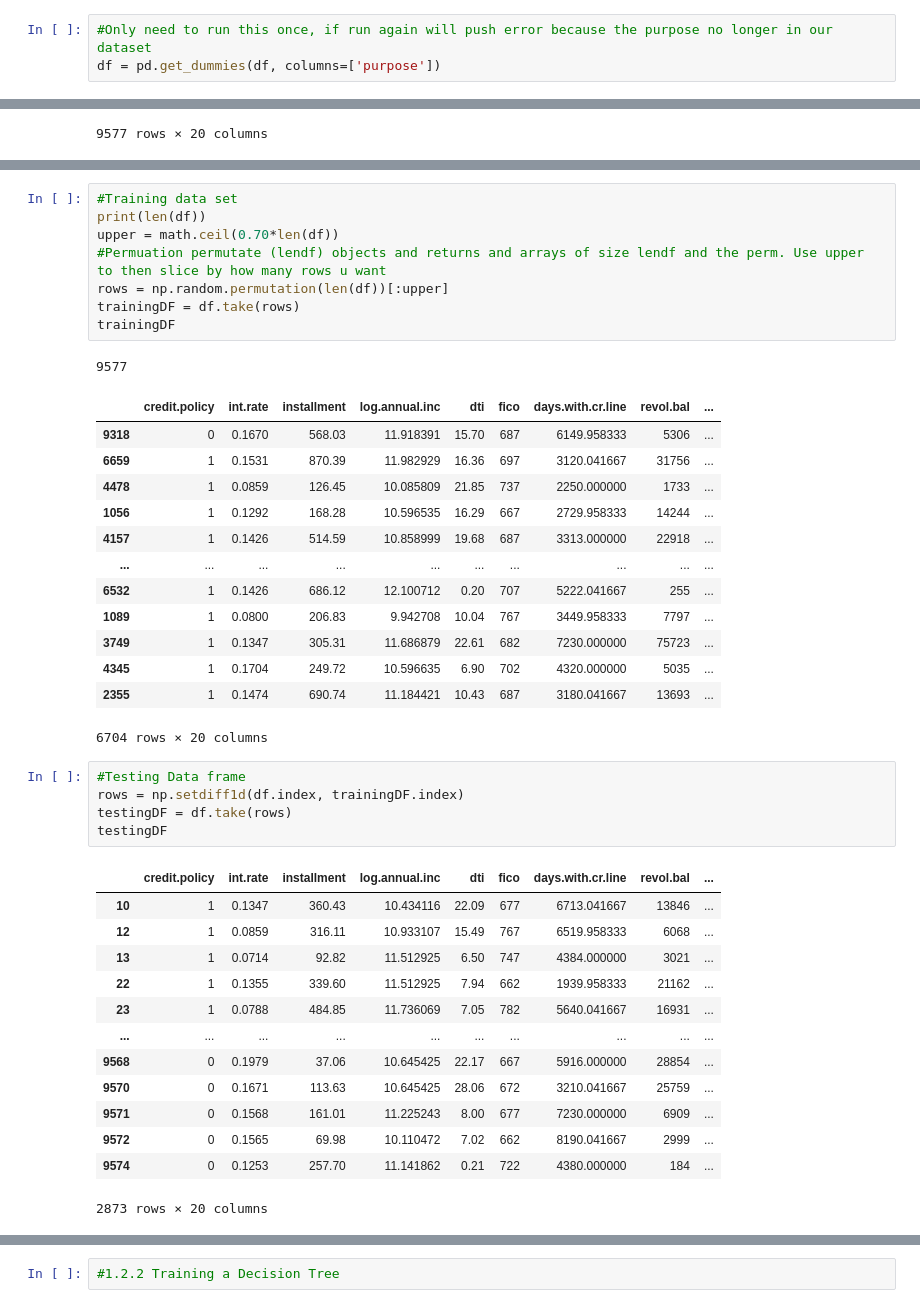
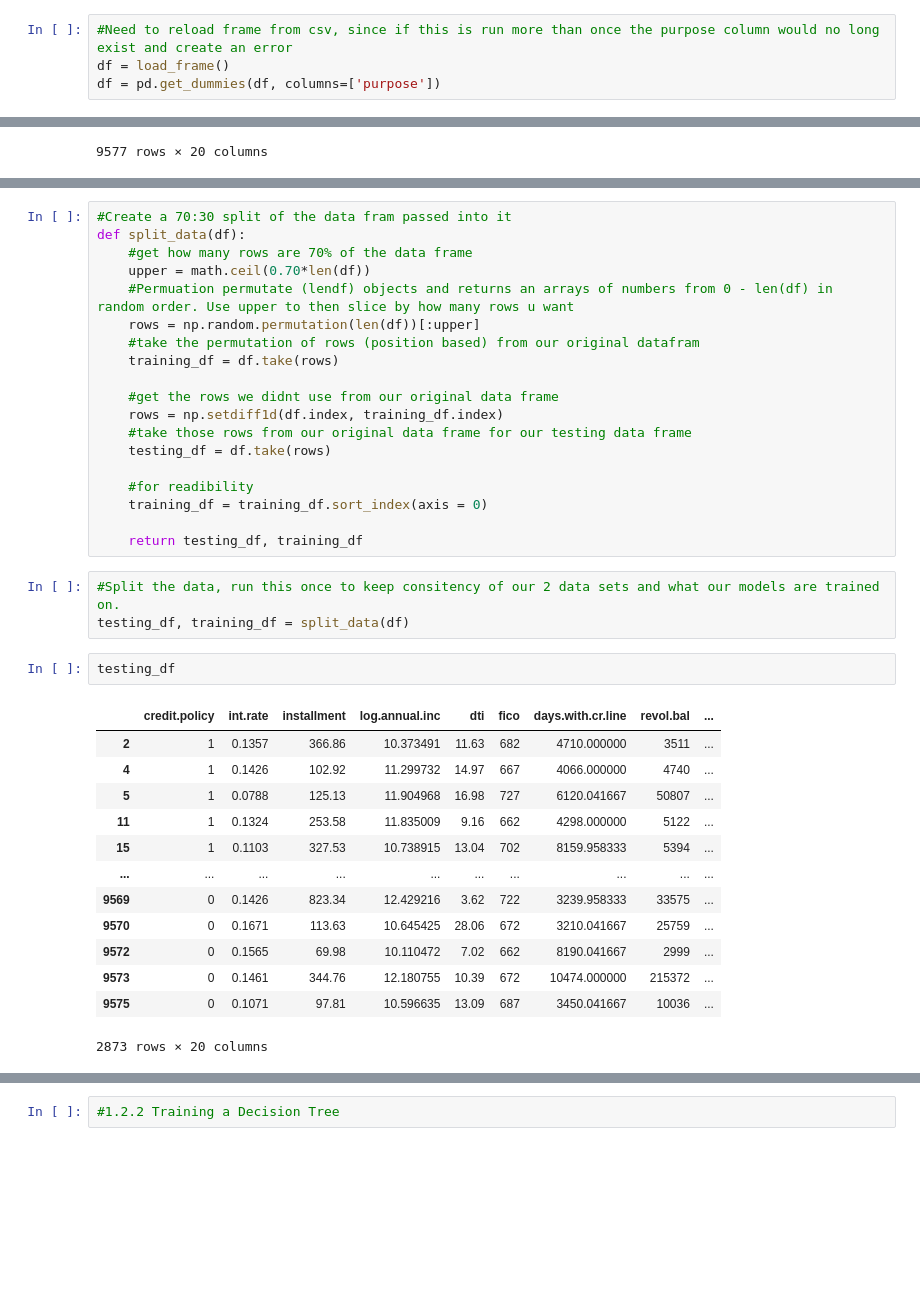
Before and after one commit to TobiOnabolu/MachineLearning, a Jupyter notebook: Assignment1/a1.ipynb, the cells around one changed output, grey strips where cells are left out. Cells and saved outputs as stored; diff of their text form; blank space fills up the shorter version.

```diff
--- a/Assignment1/a1.ipynb
+++ b/Assignment1/a1.ipynb
@@ -129,7 +151,8 @@ unapprovedFico = unapproved.boxplot(column='fico', grid=False)
 # %%
 #Convert Categorical values into binary values in order for scikit learn to work with data
 # %%
-#Only need to run this once, if run again will push error because the purpose no longer in our  dataset
+#Need to reload frame from csv, since if this is run more than once the purpose column would no long exist and create an error
+df = load_frame()
 df = pd.get_dummies(df, columns=['purpose'])
 # %%
 df
@@ -152,42 +175,38 @@ df
 # %%
-#Training data set
-print(len(df))
-upper = math.ceil(0.70*len(df))
-#Permuation permutate (lendf) objects and returns and arrays of size lendf and the perm. Use upper to then slice by how many rows u want
-rows = np.random.permutation(len(df))[:upper]
-trainingDF = df.take(rows)
-trainingDF
+#Create a 70:30 split of the data fram passed into it
+def split_data(df):
+    #get how many rows are 70% of the data frame
+    upper = math.ceil(0.70*len(df))
+    #Permuation permutate (lendf) objects and returns an arrays of numbers from 0 - len(df) in random order. Use upper to then slice by how many rows u want
+    rows = np.random.permutation(len(df))[:upper]
+    #take the permutation of rows (position based) from our original datafram
+    training_df = df.take(rows)
+
+    #get the rows we didnt use from our original data frame
+    rows = np.setdiff1d(df.index, training_df.index)
+    #take those rows from our original data frame for our testing data frame
+    testing_df = df.take(rows)
+
+    #for readibility
+    training_df = training_df.sort_index(axis = 0)
+
+    return testing_df, training_df
-# %% [output]
-9577
-|  | credit.policy | int.rate | installment | log.annual.inc | dti | fico | days.with.cr.line | revol.bal | ... |
-| 9318 | 0 | 0.1670 | 568.03 | 11.918391 | 15.70 | 687 | 6149.958333 | 5306 | ... |
-| 6659 | 1 | 0.1531 | 870.39 | 11.982929 | 16.36 | 697 | 3120.041667 | 31756 | ... |
-| 4478 | 1 | 0.0859 | 126.45 | 10.085809 | 21.85 | 737 | 2250.000000 | 1733 | ... |
-| 1056 | 1 | 0.1292 | 168.28 | 10.596535 | 16.29 | 667 | 2729.958333 | 14244 | ... |
-| 4157 | 1 | 0.1426 | 514.59 | 10.858999 | 19.68 | 687 | 3313.000000 | 22918 | ... |
-| ... | ... | ... | ... | ... | ... | ... | ... | ... | ... |
-| 6532 | 1 | 0.1426 | 686.12 | 12.100712 | 0.20 | 707 | 5222.041667 | 255 | ... |
-| 1089 | 1 | 0.0800 | 206.83 | 9.942708 | 10.04 | 767 | 3449.958333 | 7797 | ... |
-| 3749 | 1 | 0.1347 | 305.31 | 11.686879 | 22.61 | 682 | 7230.000000 | 75723 | ... |
-| 4345 | 1 | 0.1704 | 249.72 | 10.596635 | 6.90 | 702 | 4320.000000 | 5035 | ... |
-| 2355 | 1 | 0.1474 | 690.74 | 11.184421 | 10.43 | 687 | 3180.041667 | 13693 | ... |
-6704 rows × 20 columns
 # %%
-#Testing Data frame
-rows = np.setdiff1d(df.index, trainingDF.index)
-testingDF = df.take(rows)
-testingDF
+#Split the data, run this once to keep consitency of our 2 data sets and what our models are trained on.
+testing_df, training_df = split_data(df)
-# %% [output]
-|  | credit.policy | int.rate | installment | log.annual.inc | dti | fico | days.with.cr.line | revol.bal | ... |
-| 10 | 1 | 0.1347 | 360.43 | 10.434116 | 22.09 | 677 | 6713.041667 | 13846 | ... |
-| 12 | 1 | 0.0859 | 316.11 | 10.933107 | 15.49 | 767 | 6519.958333 | 6068 | ... |
-| 13 | 1 | 0.0714 | 92.82 | 11.512925 | 6.50 | 747 | 4384.000000 | 3021 | ... |
-| 22 | 1 | 0.1355 | 339.60 | 11.512925 | 7.94 | 662 | 1939.958333 | 21162 | ... |
-| 23 | 1 | 0.0788 | 484.85 | 11.736069 | 7.05 | 782 | 5640.041667 | 16931 | ... |
-| ... | ... | ... | ... | ... | ... | ... | ... | ... | ... |
-| 9568 | 0 | 0.1979 | 37.06 | 10.645425 | 22.17 | 667 | 5916.000000 | 28854 | ... |
-| 9570 | 0 | 0.1671 | 113.63 | 10.645425 | 28.06 | 672 | 3210.041667 | 25759 | ... |
-| 9571 | 0 | 0.1568 | 161.01 | 11.225243 | 8.00 | 677 | 7230.000000 | 6909 | ... |
-| 9572 | 0 | 0.1565 | 69.98 | 10.110472 | 7.02 | 662 | 8190.041667 | 2999 | ... |
-| 9574 | 0 | 0.1253 | 257.70 | 11.141862 | 0.21 | 722 | 4380.000000 | 184 | ... |
-2873 rows × 20 columns
+# %%
+testing_df
+# %% [output]
+|  | credit.policy | int.rate | installment | log.annual.inc | dti | fico | days.with.cr.line | revol.bal | ... |
+| 2 | 1 | 0.1357 | 366.86 | 10.373491 | 11.63 | 682 | 4710.000000 | 3511 | ... |
+| 4 | 1 | 0.1426 | 102.92 | 11.299732 | 14.97 | 667 | 4066.000000 | 4740 | ... |
+| 5 | 1 | 0.0788 | 125.13 | 11.904968 | 16.98 | 727 | 6120.041667 | 50807 | ... |
+| 11 | 1 | 0.1324 | 253.58 | 11.835009 | 9.16 | 662 | 4298.000000 | 5122 | ... |
+| 15 | 1 | 0.1103 | 327.53 | 10.738915 | 13.04 | 702 | 8159.958333 | 5394 | ... |
+| ... | ... | ... | ... | ... | ... | ... | ... | ... | ... |
+| 9569 | 0 | 0.1426 | 823.34 | 12.429216 | 3.62 | 722 | 3239.958333 | 33575 | ... |
+| 9570 | 0 | 0.1671 | 113.63 | 10.645425 | 28.06 | 672 | 3210.041667 | 25759 | ... |
+| 9572 | 0 | 0.1565 | 69.98 | 10.110472 | 7.02 | 662 | 8190.041667 | 2999 | ... |
+| 9573 | 0 | 0.1461 | 344.76 | 12.180755 | 10.39 | 672 | 10474.000000 | 215372 | ... |
+| 9575 | 0 | 0.1071 | 97.81 | 10.596635 | 13.09 | 687 | 3450.041667 | 10036 | ... |
+2873 rows × 20 columns
```
Also changed, not shown: parts of 28 cells of this notebook.
